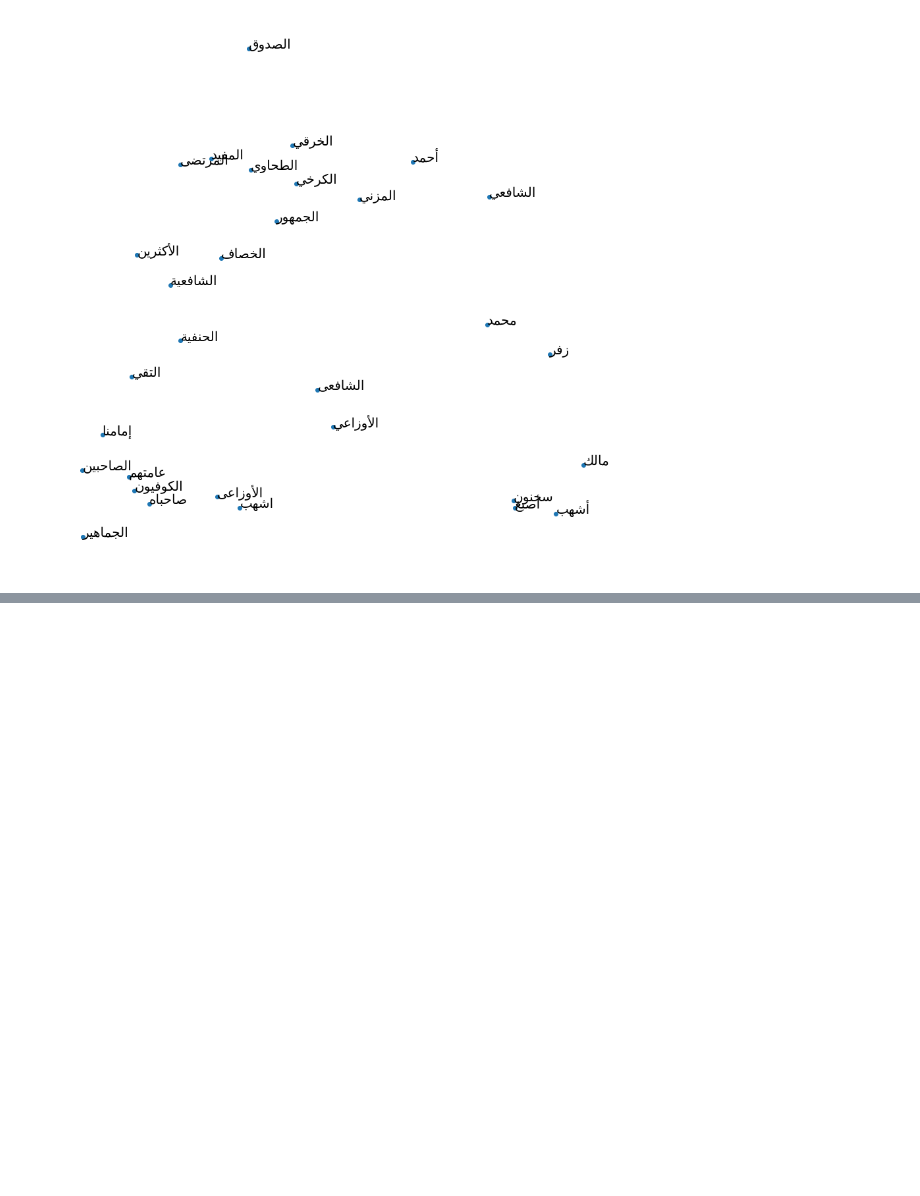
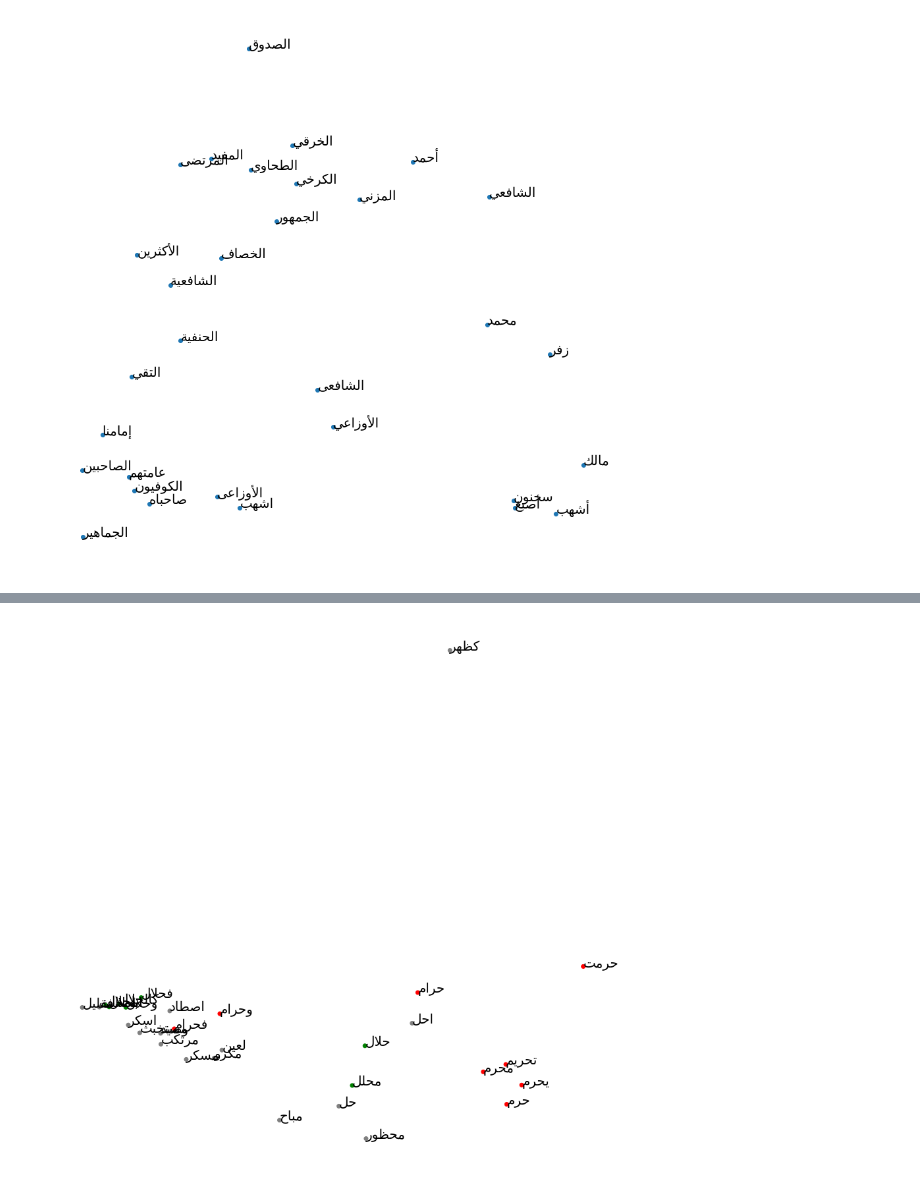
Before and after one commit to arabic-digital-humanities/demo-notebooks, a Jupyter notebook: word_embeddings_viz.ipynb, the cells around one changed output, grey strips where cells are left out. Saved outputs shown, nothing was run; the diff lists cells and outputs as text; code cells hidden in the pictures; blank space fills up the shorter version.

Commit message:
Few more visualizations, with colors

```diff
--- a/word_embeddings_viz.ipynb
+++ b/word_embeddings_viz.ipynb
@@ -38,15 +38,16 @@ def most_similar(word, model, topn=10):
 from sklearn.manifold import TSNE
 from sklearn.decomposition import PCA
 
-def plot_embedding(word_list, model, method='pca'):
+def plot_embedding(word_list, model, method='pca', learning_rate=60, colors=None):
     X = model[word_list]
     if method is 'pca':
         X_embedded = PCA(n_components=2).fit_transform(X)
     else:
-        X_embedded = TSNE(n_components=2, learning_rate=60).fit_transform(X)
+        X_pre = PCA(n_components=30).fit_transform(X)
+        X_embedded = TSNE(n_components=2, learning_rate=learning_rate, random_state=0).fit_transform(X_pre)
 
     plt.figure(figsize=(15,15))
-    plt.scatter(X_embedded[:,0], X_embedded[:,1])
+    plt.scatter(X_embedded[:,0], X_embedded[:,1], c=colors)
     plt.axis('off')
     for i, w in enumerate(word_list):
         display_word = bidi.algorithm.get_display(arabic_reshaper.reshape(w))
@@ -69,3 +64,14 @@ word = 'الشافعي'
 plot_closest_words(word, model, method='pca', topn=30)
 # %% [output]
 [figure]
+# %%
+import re
+def get_pattern_from_root(root):
+    return '.*'+ root[0] + '.*' + root[1] + '.*' + root[2]+'.*'
+
+
+root1 = 'حلل'
+root2 = 'حرم'
+m1 = get_pattern_from_root(root1)
+m2 = get_pattern_from_root(root2)
+re.match(m1, word1), re.match(m2, word2)
@@ -71,0 +81,16 @@ plot_closest_words(word, model, method='pca', topn=30)
+# %%
+word1 = 'حلال'
+word2 = 'حرام'
+model = models['Stemmed Fiqh']
+#model = models['Fiqh']
+n =  20
+word_list = [word1] + [w for w, s in model.wv.most_similar(word1, topn=n)] \
+  + [word2] + [w for w, s in model.wv.most_similar(word2, topn=n)]
+word_list = list(set(word_list))
+colors = ['grey']*len(word_list)
+for i, w in enumerate(word_list):
+    if re.match(m1, w) is not None:
+        colors[i] = 'green'
+    if re.match(m2, w) is not None:
+        colors[i] = 'red'
+list(zip(word_list, colors))
@@ -71,0 +115,4 @@ plot_closest_words(word, model, method='pca', topn=30)
+# %%
+plot_embedding(word_list, model, method='pca', colors=colors)
+# %% [output]
+[figure, added]
```
Also changed, not shown: parts of 5 cells of this notebook.
